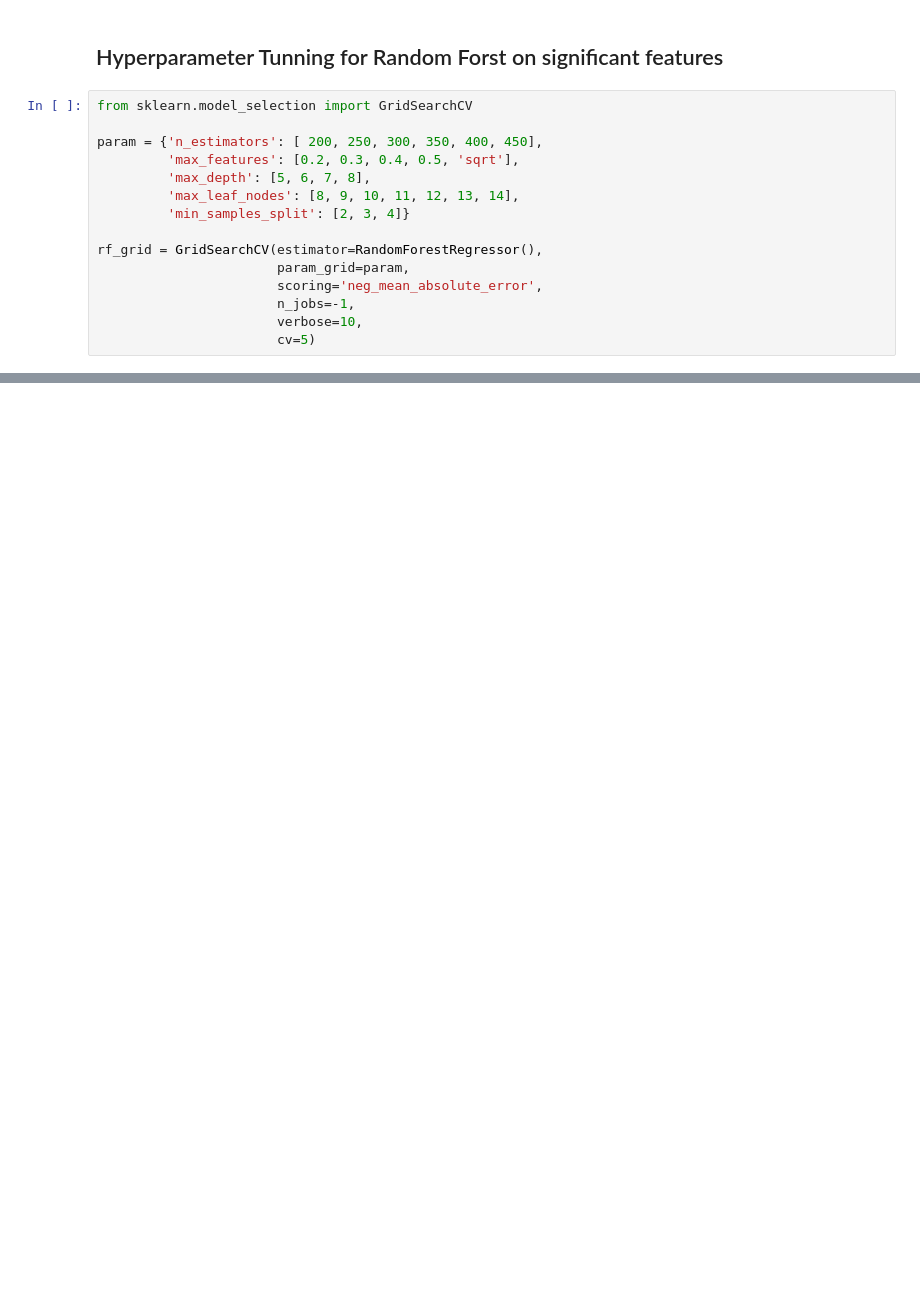
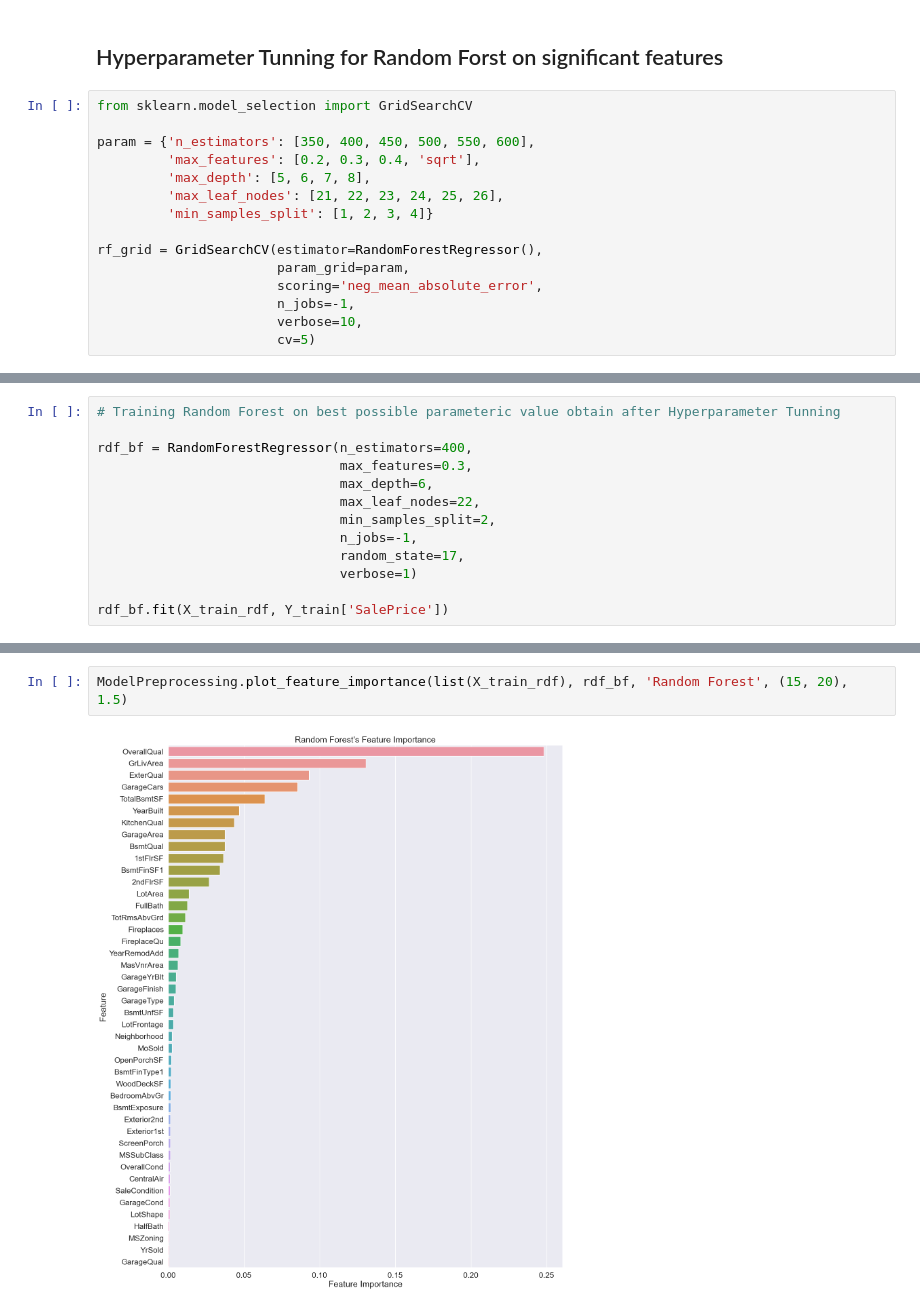
Before and after one commit to Vikeshkr-DSP/House_Price_Prediction, a Jupyter notebook: House_Price_Prediction.ipynb, the cells around one changed output, grey strips where cells are left out. Cells and saved outputs as stored; diff of their text form; blank space fills up the shorter version.

```diff
--- a/House_Price_Prediction.ipynb
+++ b/House_Price_Prediction.ipynb
@@ -845,11 +845,11 @@ Mean Absolute error on validation data (on significant features) prediction with
 # %%
 from sklearn.model_selection import GridSearchCV
 
-param = {'n_estimators': [ 200, 250, 300, 350, 400, 450],
-         'max_features': [0.2, 0.3, 0.4, 0.5, 'sqrt'],
+param = {'n_estimators': [350, 400, 450, 500, 550, 600],
+         'max_features': [0.2, 0.3, 0.4, 'sqrt'],
          'max_depth': [5, 6, 7, 8],
-         'max_leaf_nodes': [8, 9, 10, 11, 12, 13, 14],
-         'min_samples_split': [2, 3, 4]}
+         'max_leaf_nodes': [21, 22, 23, 24, 25, 26],
+         'min_samples_split': [1, 2, 3, 4]}
 
 rf_grid = GridSearchCV(estimator=RandomForestRegressor(),
                        param_grid=param,
@@ -878,0 +879,13 @@ rf_grid.best_params_
+# %%
+# Training Random Forest on best possible parameteric value obtain after Hyperparameter Tunning
+
+rdf_bf = RandomForestRegressor(n_estimators=400,
+                               max_features=0.3,
+                               max_depth=6,
+                               max_leaf_nodes=22,
+                               min_samples_split=2,
+                               n_jobs=-1,
+                               random_state=17,
+                               verbose=1)
+
+rdf_bf.fit(X_train_rdf, Y_train['SalePrice'])
@@ -878,0 +929,4 @@ rf_grid.best_params_
+# %%
+ModelPreprocessing.plot_feature_importance(list(X_train_rdf), rdf_bf, 'Random Forest', (15, 20), 1.5)
+# %% [output]
+[figure, added]
```
Also changed, not shown: parts of 41 cells of this notebook.
